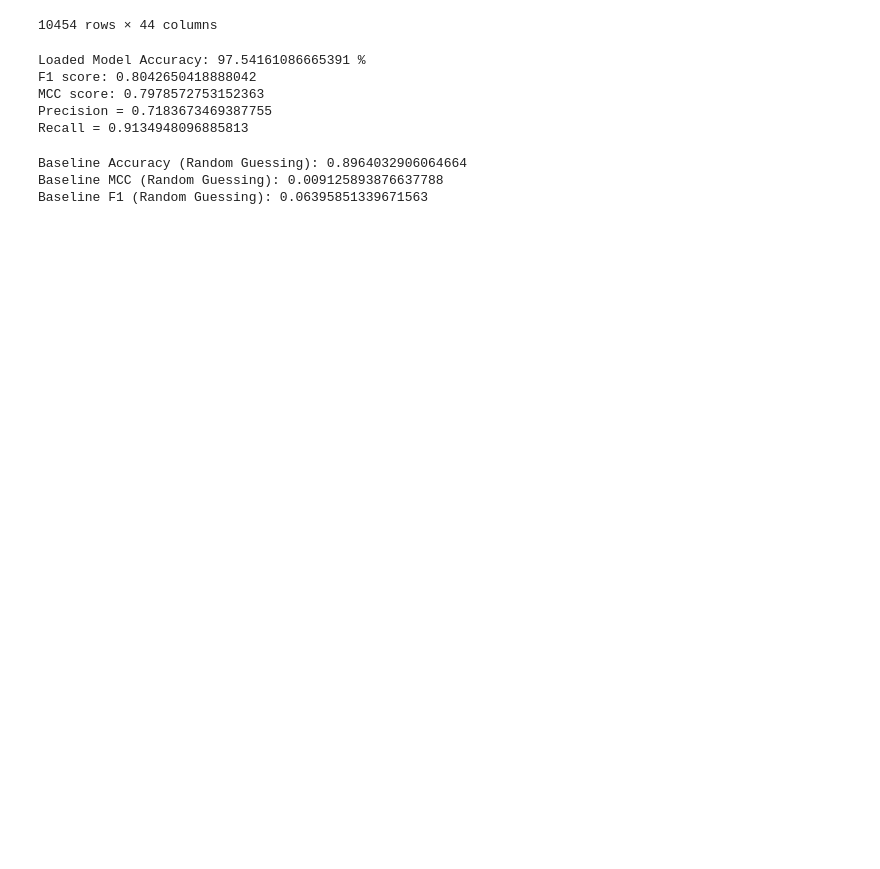
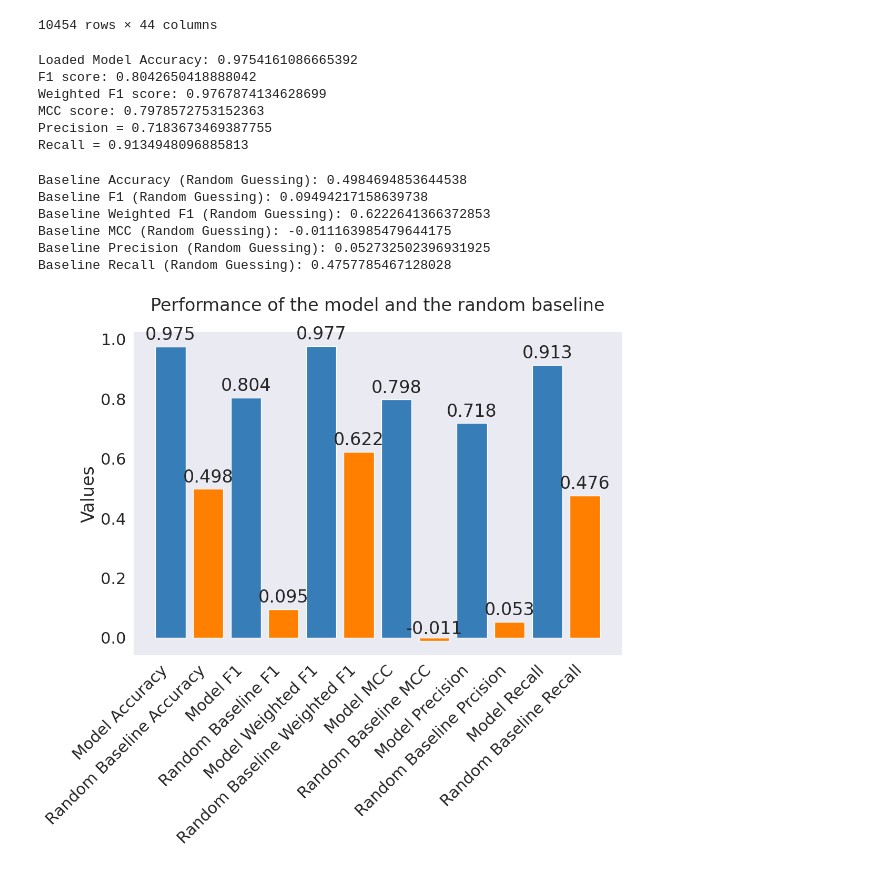
Before and after one commit to github4touchdouble/nnet-enzyme, a Jupyter notebook: random_forest/RandomForest_esm2.ipynb, the cells around one changed output. Saved outputs shown, nothing was run; the diff lists cells and outputs as text; code cells hidden in the pictures; blank space fills up the shorter version.

```diff
--- a/random_forest/RandomForest_esm2.ipynb
+++ b/random_forest/RandomForest_esm2.ipynb
@@ -837,6 +763,6 @@ test_df_reduced_pca.to_csv(r'/home/trucbui/PBLGit/random_forest/test_set_df_for_
 # %%
-y_test=test_df['Label']
-X_test=test_df[['Mass', 'Emb median', 'Emb std', 'Emb magnitude', 'PCA 1', 'PCA 2',
+y_test=test_df_reduced_pca['Label']
+X_test=test_df_reduced_pca[['Mass', 'Emb median', 'Emb std', 'Emb magnitude', 'PCA 1', 'PCA 2',
        'PCA 3', 'PCA 4', 'PCA 5', 'PCA 6', 'PCA 7', 'PCA 8', 'PCA 9', 'PCA 10',
        'PCA 11', 'PCA 12', 'PCA 13', 'PCA 14', 'PCA 15', 'PCA 16', 'PCA 17',
        'PCA 18', 'PCA 19', 'PCA 20', 'PCA 21', 'PCA 22', 'PCA 23', 'PCA 24',
@@ -847,21 +773,26 @@ X_test=test_df[['Mass', 'Emb median', 'Emb std', 'Emb magnitude', 'PCA 1', 'PCA
 y_pred_test=loaded_model.predict(X_test)
 
 loaded_model_accuracy = loaded_model.score(X_test, y_test)
+print("Loaded Model Accuracy:" , loaded_model_accuracy)
 
-print("Loaded Model Accuracy:" , loaded_model_accuracy * 100 , "%")
-f1 = f1_score(y_test, y_pred_test, zero_division="warn")
-print('F1 score:', f1)
-mcc_score=matthews_corrcoef(y_test, y_pred_test)
-print('MCC score:', mcc_score)
-precision = precision_score(y_test, y_pred_test)
-print(f"Precision = {precision}")
+f1_test = f1_score(y_test, y_pred_test, zero_division="warn")
+print('F1 score:', f1_test)
 
+weighted_f1_test,_ = calculate_weighted_f1(y_test, y_pred_test)
+print("Weighted F1 score:", weighted_f1_test)
 
-recall = recall_score(y_test, y_pred_test)
-print(f"Recall = {recall}")
+mcc_test=matthews_corrcoef(y_test, y_pred_test)
+print('MCC score:', mcc_test)
+
+precision_test = precision_score(y_test, y_pred_test)
+print(f"Precision = {precision_test}")
+
+recall_test = recall_score(y_test, y_pred_test)
+print(f"Recall = {recall_test}")
 # %% [output]
-Loaded Model Accuracy: 97.54161086665391 %
+Loaded Model Accuracy: 0.9754161086665392
 F1 score: 0.8042650418888042
+Weighted F1 score: 0.9767874134628699
 MCC score: 0.7978572753152363
 Precision = 0.7183673469387755
 Recall = 0.9134948096885813
@@ -868,14 +803,48 @@ Recall = 0.9134948096885813
 # %%
-n_samples_random_baseline = len(y_test)
-random_baseline_predictions_test = np.random.choice(y_test, n_samples_random_baseline)
+n_samples_random_baseline_test = len(y_test)
+random_baseline_predictions_test = np.random.choice(np.array(y_train_dup).flatten(), n_samples_random_baseline_test)
+
 baseline_accuracy_test = accuracy_score(y_test, random_baseline_predictions_test)
 baseline_mcc_test=matthews_corrcoef(y_test, random_baseline_predictions_test)
 baseline_f1_test=f1_score(y_test, random_baseline_predictions_test, zero_division="warn")
+baseline_weighted_f1_test,_=calculate_weighted_f1(y_test, random_baseline_predictions_test)
+baseline_precsion_test=precision_score(y_test, random_baseline_predictions_test)
+baseline_recall_test=recall_score(y_test, random_baseline_predictions_test)
 
 print("Baseline Accuracy (Random Guessing):", baseline_accuracy_test)
+print("Baseline F1 (Random Guessing):", baseline_f1_test)
+print("Baseline Weighted F1 (Random Guessing):", baseline_weighted_f1_test)
 print("Baseline MCC (Random Guessing):", baseline_mcc_test)
-print("Baseline F1 (Random Guessing):", baseline_f1_test)
+print("Baseline Precision (Random Guessing):", baseline_precsion_test)
+print("Baseline Recall (Random Guessing):", baseline_recall_test)
 # %% [output]
-Baseline Accuracy (Random Guessing): 0.8964032906064664
-Baseline MCC (Random Guessing): 0.009125893876637788
-Baseline F1 (Random Guessing): 0.06395851339671563
+Baseline Accuracy (Random Guessing): 0.4984694853644538
+Baseline F1 (Random Guessing): 0.09494217158639738
+Baseline Weighted F1 (Random Guessing): 0.6222641366372853
+Baseline MCC (Random Guessing): -0.011163985479644175
+Baseline Precision (Random Guessing): 0.052732502396931925
+Baseline Recall (Random Guessing): 0.4757785467128028
+# %%
+# Plot the results of the model and the random baseline
+# Showing accuracy, f1, mcc, precision and recall
+categories = ['Model Accuracy','Random Baseline Accuracy' ,'Model F1','Random Baseline F1','Model Weighted F1','Random Baseline Weighted F1','Model MCC','Random Baseline MCC' ,'Model Precision','Random Baseline Prcision' ,'Model Recall', 'Random Baseline Recall']
+values = [loaded_model_accuracy, baseline_accuracy_test, f1_test, baseline_f1_test,weighted_f1_test, baseline_weighted_f1_test ,mcc_test, baseline_mcc_test, precision_test, baseline_precsion_test, recall_test, baseline_recall_test]
+
+plt.figure(figsize=(12, 8))
+# Create a bar plot
+plt.bar(categories, values,color=['#377eb8', '#ff7f00','#377eb8', '#ff7f00','#377eb8', '#ff7f00','#377eb8', '#ff7f00','#377eb8', '#ff7f00'])
+
+# Rotate the category labels for better readability
+plt.gca().set_xticklabels(categories, rotation=45, horizontalalignment='right')
+
+# Add values on top of each bar
+for i, v in enumerate(values):
+    plt.text(i, v + 0.01, str(round(v, 3)), ha='center', va='bottom')
+
+plt.ylabel('Values')
+plt.title('Performance of the model and the random baseline',y=1.05)
+#plt.tight_layout()
+plt.grid(False)
+plt.show()
+# %% [output]
+[figure, added]
```
Also changed, not shown: parts of 72 cells of this notebook, 2 other files.
